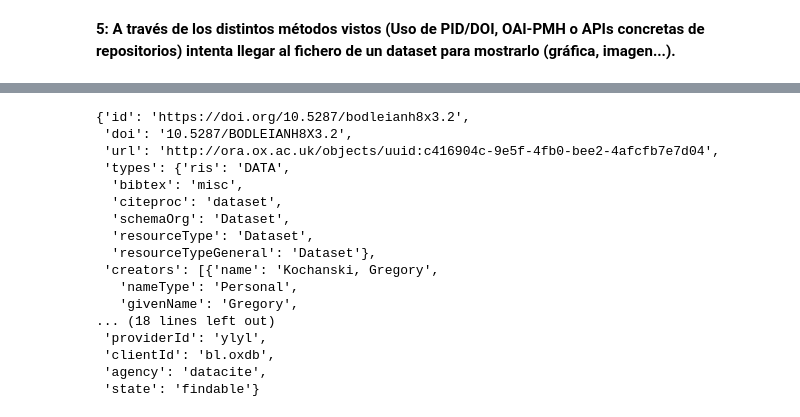
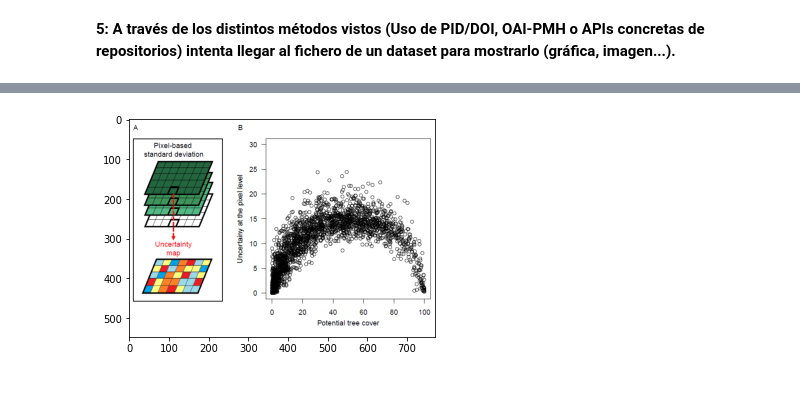
Before and after one commit to dcm00/OAI-PMH, a Jupyter notebook: cahill_dcm00_metadata.ipynb, the cells around one changed output, grey strips where cells are left out. Saved outputs shown, nothing was run; the diff lists cells and outputs as text; code cells hidden in the pictures; blank space fills up the shorter version.

```diff
--- a/cahill_dcm00_metadata.ipynb
+++ b/cahill_dcm00_metadata.ipynb
@@ -617,27 +577,15 @@ http://www.isis-innovation.com/ .
-# %%
-# Utilizamos la API:
-
-import requests
-import json
-headers = {'accept': 'application/json'}
-r = requests.get('https://api.datacite.org/dois/application/vnd.datacite.datacite+json/10.5287/bodleianh8x3.2', headers)
-record = json.loads(r.text)
-record
-# %% [output]
-{'id': 'https://doi.org/10.5287/bodleianh8x3.2',
- 'doi': '10.5287/BODLEIANH8X3.2',
- 'url': 'http://ora.ox.ac.uk/objects/uuid:c416904c-9e5f-4fb0-bee2-4afcfb7e7d04',
- 'types': {'ris': 'DATA',
-  'bibtex': 'misc',
-  'citeproc': 'dataset',
-  'schemaOrg': 'Dataset',
-  'resourceType': 'Dataset',
-  'resourceTypeGeneral': 'Dataset'},
- 'creators': [{'name': 'Kochanski, Gregory',
-   'nameType': 'Personal',
-   'givenName': 'Gregory',
-... (18 lines left out)
- 'providerId': 'ylyl',
- 'clientId': 'bl.oxdb',
- 'agency': 'datacite',
- 'state': 'findable'}
+# %%
+import urllib
+import requests
+import json
+import matplotlib.pyplot as plt
+import matplotlib.image as mpimg
+
+headers = {'accept': 'application/json'}
+r = requests.get('https://zenodo.org/api/records/3268863', headers)
+recordGet = json.loads(r.text)
+image = urllib.request.urlretrieve(recordGet['files'][0]['links']['self'], '3268863.jpg' )
+plt.imshow(mpimg.imread("3268863.jpg"))
+plt.show()
+# %% [output]
+[figure, added]
```
Also changed, not shown: parts of 12 cells of this notebook.
